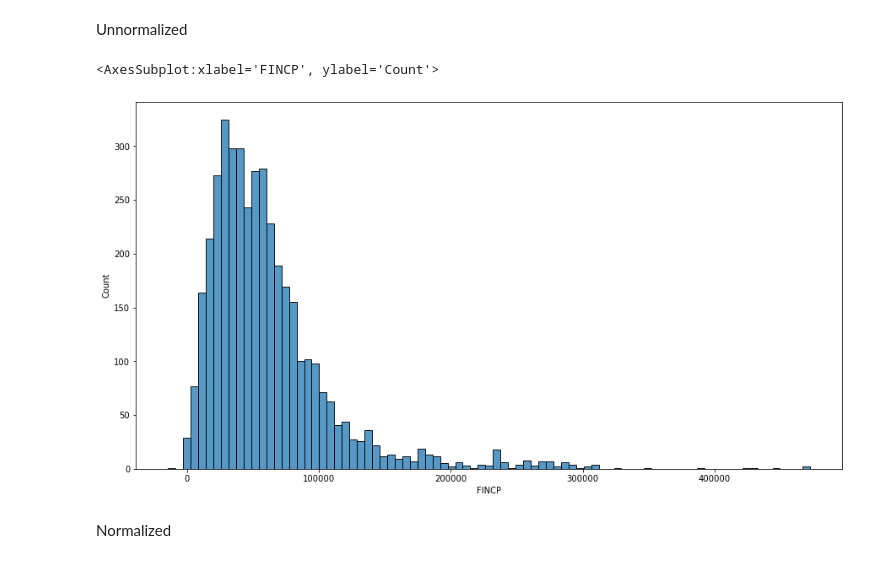
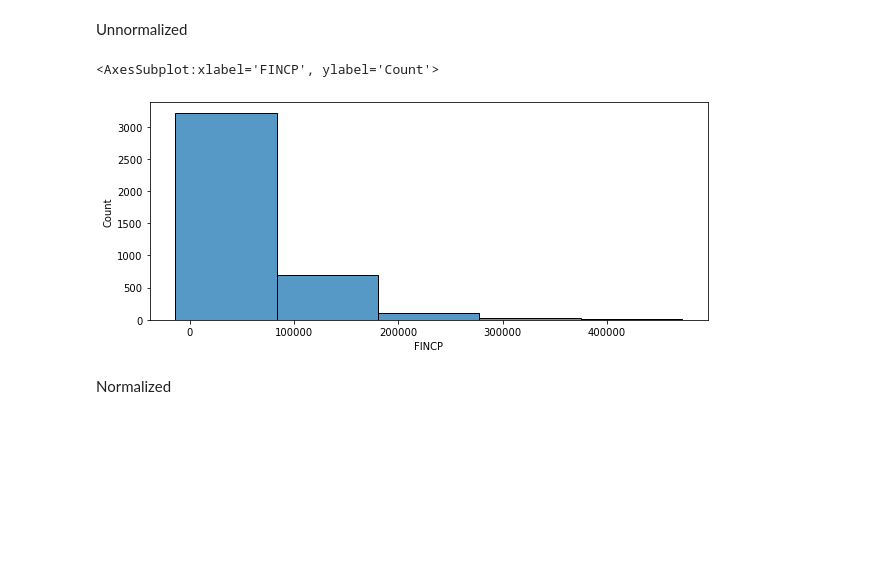
Before and after one commit to tontan2545/Big-Data-and-Artificial-Intelligence, a Jupyter notebook: W2_Preprocessing/HW2_Housing_Survey.ipynb, the cells around one changed output. Cells and saved outputs as stored; diff of their text form; code cells hidden in the pictures; blank space fills up the shorter version.

```diff
--- a/W2_Preprocessing/HW2_Housing_Survey.ipynb
+++ b/W2_Preprocessing/HW2_Housing_Survey.ipynb
@@ -6,7 +6,8 @@ import numpy as np
 import seaborn as sns
 import matplotlib
 import matplotlib.pyplot as plt
-matplotlib.rcParams['figure.figsize'] = (15, 8)
+from sklearn.preprocessing import MinMaxScaler
+matplotlib.rcParams['figure.figsize'] = (10, 4)
 # %%
 housing_df = pd.read_csv("./HW2_Housing_Survey.csv")
 housing_df
@@ -73,9 +76,9 @@ sns.regplot(x=housing_df.NP, y=housing_df.VAL)
 # %% [markdown]
 Unnormalized
 # %%
-sns.histplot(x=housing_df.FINCP)
+sns.histplot(x=housing_df.FINCP, bins=5)
 # %% [output]
 <AxesSubplot:xlabel='FINCP', ylabel='Count'>
-[figure, old version]
+[figure, new version]
 # %% [markdown]
 Normalized
```
Also changed, not shown: parts of 16 cells of this notebook.
